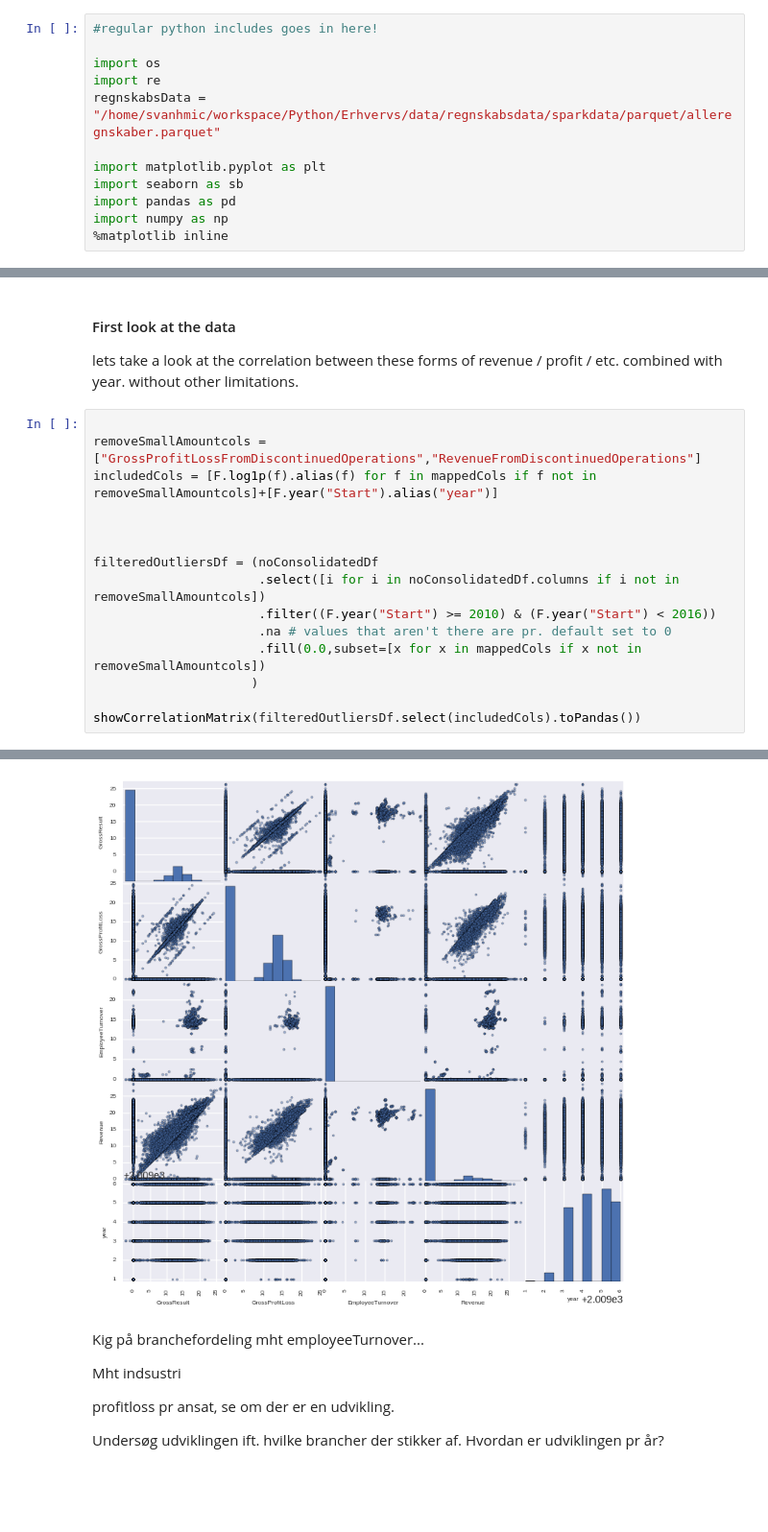
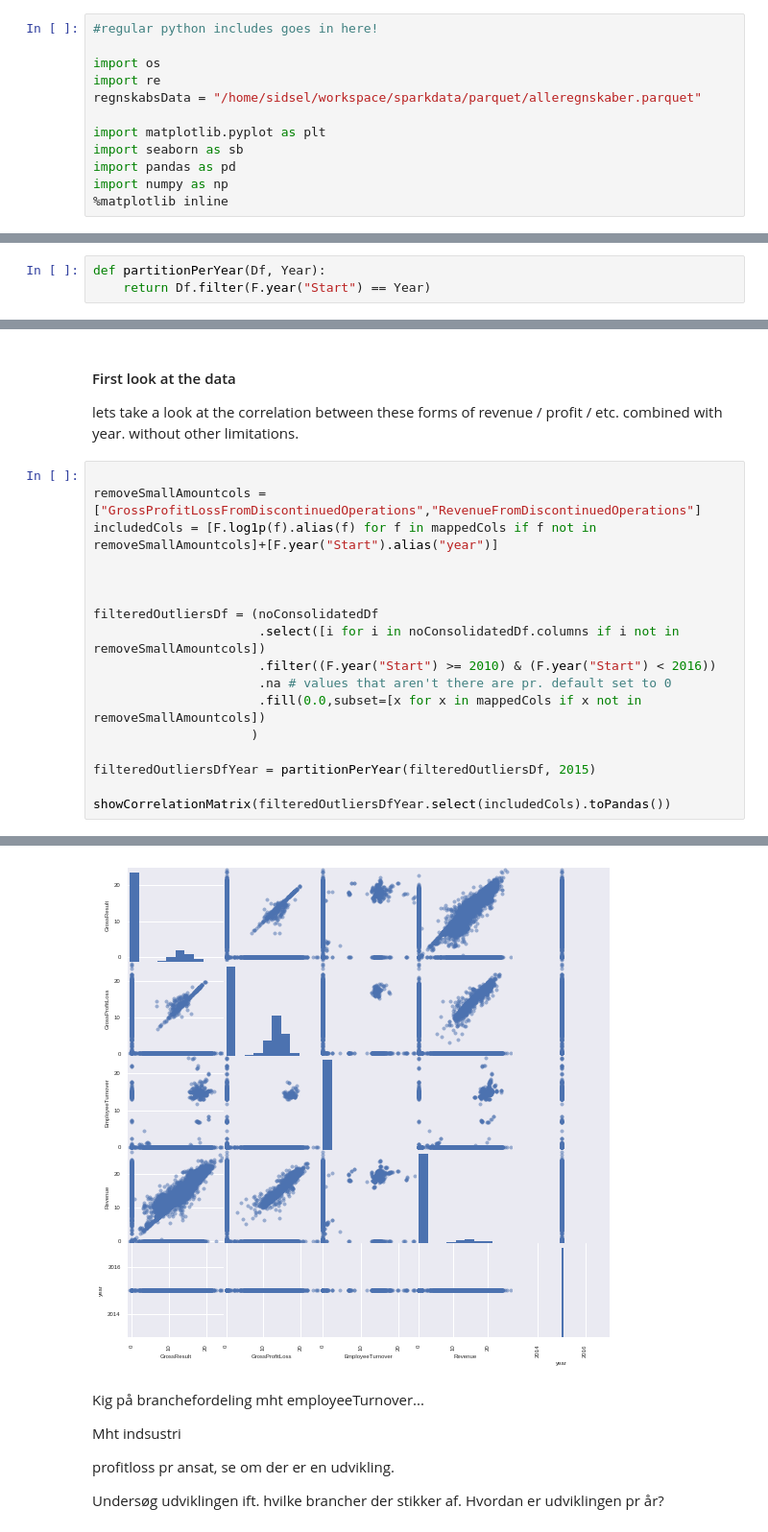
Before and after one commit to mssalvador/notebooks, a Jupyter notebook: notebooks/vaekst/VækstSprint.ipynb, the cells around one changed output, grey strips where cells are left out. Shown: that part at 96% size. Saved outputs shown, nothing was run; the diff lists cells and outputs as text; blank space fills up the shorter version.

Commit message:
new function partitionPerYear to split filteredOutliersDf per year

```diff
--- a/notebooks/vaekst/VækstSprint.ipynb
+++ b/notebooks/vaekst/VækstSprint.ipynb
@@ -8,7 +8,7 @@ from pyspark.sql.types import StringType, IntegerType, BooleanType,DoubleType
 
 import os
 import re
-regnskabsData = "/home/svanhmic/workspace/Python/Erhvervs/data/regnskabsdata/sparkdata/parquet/alleregnskaber.parquet"
+regnskabsData = "/home/sidsel/workspace/sparkdata/parquet/alleregnskaber.parquet"
 
 import matplotlib.pyplot as plt
 import seaborn as sb
@@ -222,6 +204,9 @@ noConsolidatedDf.groupBy("unitRef").count().show()
 +-------+------+
 |    DKK|857252|
 +-------+------+
+# %%
+def partitionPerYear(Df, Year):
+    return Df.filter(F.year("Start") == Year)
 # %% [markdown]
 Based on the summery stats, we can see that: GrossProfitLossFromDiscontinuedOperations and RevenueFromDiscontinuedOperations shouldn't be regarded as variables, since they only have 2 and 24 points
 
@@ -243,5 +228,7 @@ filteredOutliersDf = (noConsolidatedDf
                       .fill(0.0,subset=[x for x in mappedCols if x not in removeSmallAmountcols])
                      )
 
-showCorrelationMatrix(filteredOutliersDf.select(includedCols).toPandas())
+filteredOutliersDfYear = partitionPerYear(filteredOutliersDf, 2015)
+
+showCorrelationMatrix(filteredOutliersDfYear.select(includedCols).toPandas())
 # %% [output]
@@ -248,4 +241,4 @@ showCorrelationMatrix(filteredOutliersDf.select(includedCols).toPandas())
-[figure, old version]
+[figure, new version]
 # %% [markdown]
 Kig på branchefordeling mht employeeTurnover...
 
```
Also changed, not shown: parts of 11 cells of this notebook.
